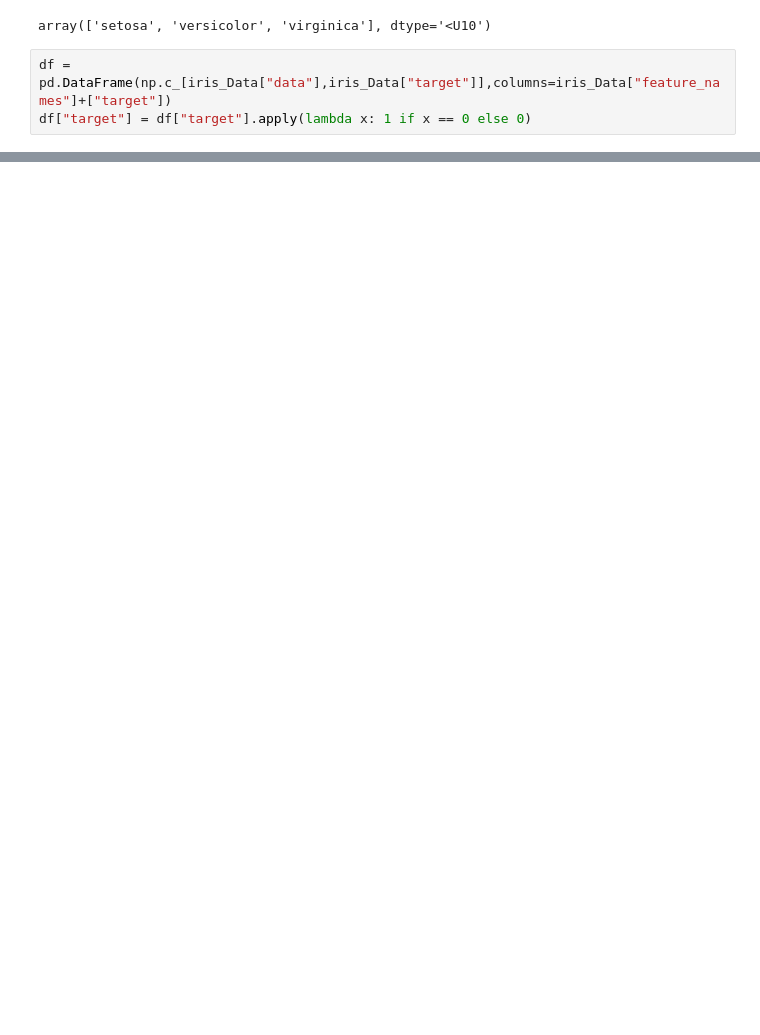
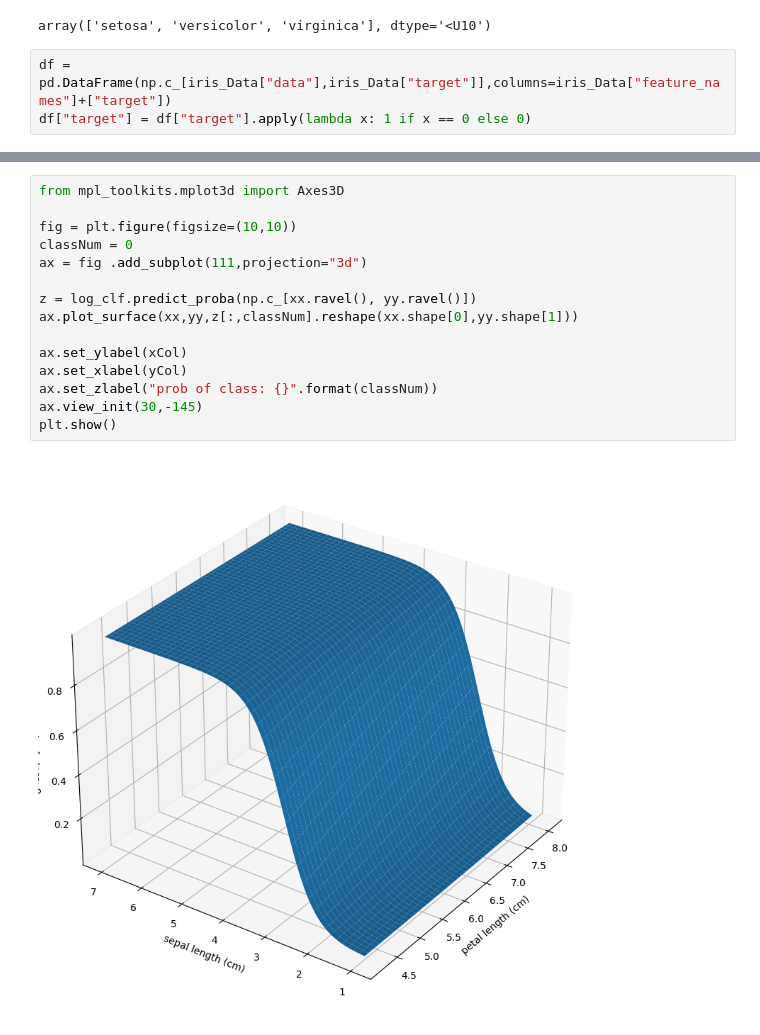
Before and after one commit to SandersJack/DevTraining, a Jupyter notebook: MachineLearning/BinaryClassifier.ipynb, the cells around one changed output, grey strips where cells are left out. Drawn from its saved outputs; the diff is of its cells as text; blank space fills up the shorter version.

```diff
--- a/MachineLearning/BinaryClassifier.ipynb
+++ b/MachineLearning/BinaryClassifier.ipynb
@@ -27,0 +85,17 @@ TypeError: unhashable type: 'numpy.ndarray'
+# %%
+from mpl_toolkits.mplot3d import Axes3D
+
+fig = plt.figure(figsize=(10,10))
+classNum = 0
+ax = fig .add_subplot(111,projection="3d")
+
+z = log_clf.predict_proba(np.c_[xx.ravel(), yy.ravel()])
+ax.plot_surface(xx,yy,z[:,classNum].reshape(xx.shape[0],yy.shape[1]))
+
+ax.set_ylabel(xCol)
+ax.set_xlabel(yCol)
+ax.set_zlabel("prob of class: {}".format(classNum))
+ax.view_init(30,-145)
+plt.show()
+# %% [output]
+[figure, added]
```
Also changed, not shown: parts of 7 cells of this notebook.
